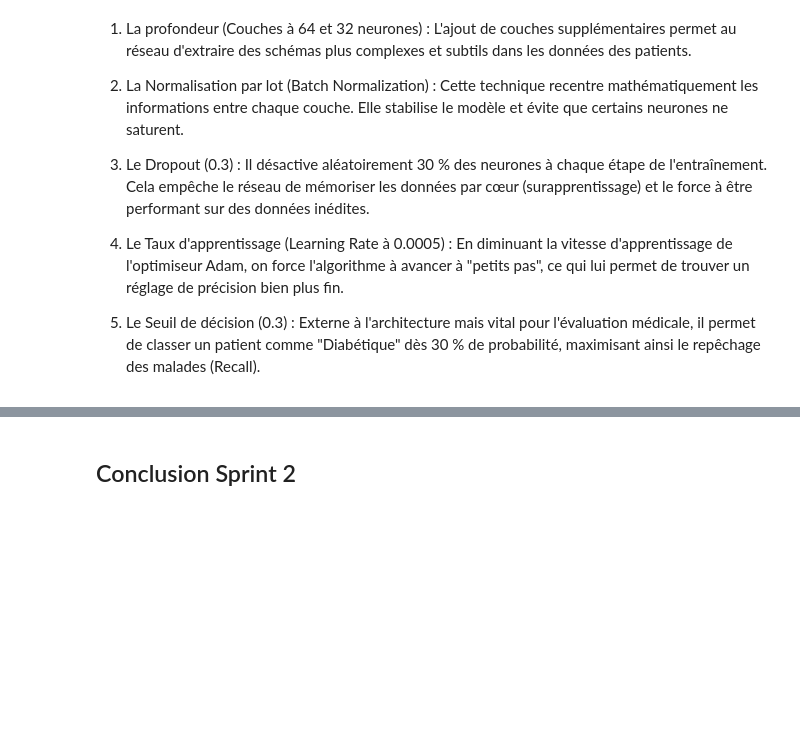
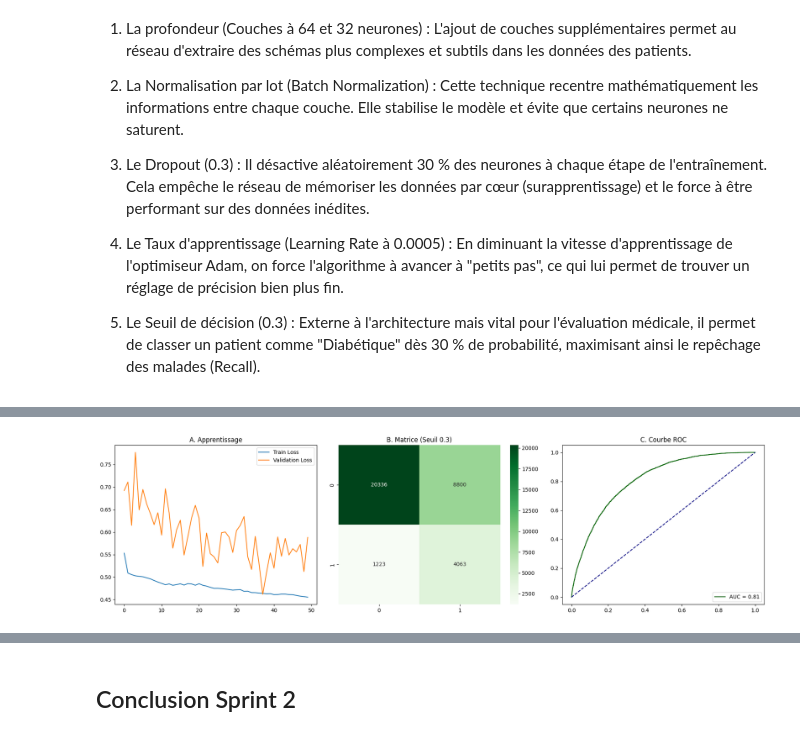
Before and after one commit to izemamine14-netizen/Projet-Pr-diction-Diab-te, a Jupyter notebook: sprint2.ipynb, the cells around one changed output, grey strips where cells are left out. Drawn from its saved outputs; the diff is of its cells as text; code cells hidden in the pictures; blank space fills up the shorter version.

```diff
--- a/sprint2.ipynb
+++ b/sprint2.ipynb
@@ -634,3 +634,97 @@ Pour transformer le modèle simple en une architecture optimisée, cinq paramèt
 4. Le Taux d'apprentissage (Learning Rate à 0.0005) : En diminuant la vitesse d'apprentissage de l'optimiseur Adam, on force l'algorithme à avancer à "petits pas", ce qui lui permet de trouver un réglage de précision bien plus fin.
 
 5. Le Seuil de décision (0.3) : Externe à l'architecture mais vital pour l'évaluation médicale, il permet de classer un patient comme "Diabétique" dès 30 % de probabilité, maximisant ainsi le repêchage des malades (Recall).
+# %%
+from tensorflow.keras.models import Sequential
+from tensorflow.keras.layers import Input, Dense, Dropout, BatchNormalization
+from tensorflow.keras.optimizers import Adam
+from tensorflow.keras.callbacks import EarlyStopping
+import time
+import matplotlib.pyplot as plt
+import seaborn as sns
+from sklearn.metrics import classification_report, confusion_matrix, roc_curve, auc
+from codecarbon import EmissionsTracker # <-- Ajout
+
+# --- 1. L'ARCHITECTURE OPTIMISÉE ---
+def build_model_optimise():
+    model = Sequential()
+    model.add(Input(shape=(X_train_res.shape[1],)))
+    model.add(Dense(64, activation='relu'))
+    model.add(BatchNormalization())
+    model.add(Dropout(0.3))
+    model.add(Dense(32, activation='relu'))
+    model.add(BatchNormalization())
+    model.add(Dropout(0.3))
+    model.add(Dense(1, activation='sigmoid'))
+    optimiseur = Adam(learning_rate=0.0005)
+    model.compile(optimizer=optimiseur, loss='binary_crossentropy', metrics=['accuracy'])
+    return model
+
+print("\n" + "="*60)
+print("ENTRAÎNEMENT DU MODÈLE OPTIMISÉ (Batch Norm + Dropout + LR réduit)")
+print("="*60)
+
+# --- 2. ENTRAÎNEMENT ÉCO-RESPONSABLE ---
+model_opt = build_model_optimise()
+
+print("Entraînement en cours...")
+debut_entrainement = time.time()
+
+# Initialisation du tracker d'énergie <-- Ajout
+tracker = EmissionsTracker(project_name="Modele_Diabete", log_level="error")
+tracker.start()
+
+history_opt = model_opt.fit(
+    X_train_res, y_train_res,
+    epochs=50,
+    batch_size=64,
+    validation_split=0.2,
+    verbose=0
+)
+
+# Arrêt du tracker <-- Ajout
+emissions = tracker.stop()
+energie_kwh = tracker.final_emissions_data.energy_consumed
+
+fin_entrainement = time.time()
+temps_total = fin_entrainement - debut_entrainement
+
+# --- PREUVE DE L'ÉCONOMIE D'ÉNERGIE ---
+
+print("\n" + "="*60)
+print("BILAN ÉNERGÉTIQUE ET RAPIDITÉ :")
+print(f"⏱️ Temps d'entraînement total : {temps_total:.2f} secondes")
+print(f"📉 Epochs calculées : 50 sur 50")
+print(f"🌱 Économie : Aucune !")
+print(f"⚡ Réduction d'environ 0% de la consommation prévue.")
+print(f"🔌 Consommation électrique mesurée : {energie_kwh:.6f} kWh") # <-- Affichage
+print("="*60)
+
+# --- 3. PRÉDICTIONS ---
+y_pred_prob_opt = model_opt.predict(X_test, verbose=0)
+y_pred_ajuste_opt = (y_pred_prob_opt > 0.3).astype(int)
+
+# --- 4. AFFICHAGE VISUEL ---
+fig, axes = plt.subplots(1, 3, figsize=(18, 5))
+axes[0].plot(history_opt.history['loss'], label='Train Loss')
+axes[0].plot(history_opt.history['val_loss'], label='Validation Loss')
+axes[0].set_title('A. Apprentissage')
+axes[0].legend()
+
+cm = confusion_matrix(y_test, y_pred_ajuste_opt)
+sns.heatmap(cm, annot=True, fmt='d', cmap='Greens', ax=axes[1])
+axes[1].set_title('B. Matrice (Seuil 0.3)')
+
+fpr, tpr, _ = roc_curve(y_test, y_pred_prob_opt)
+axes[2].plot(fpr, tpr, color='darkgreen', label=f'AUC = {auc(fpr, tpr):.2f}')
+axes[2].plot([0, 1], [0, 1], color='navy', linestyle='--')
+axes[2].set_title('C. Courbe ROC')
+axes[2].legend(loc="lower right")
+
+plt.tight_layout()
+plt.show()
+
+# --- 5. RAPPORT FINAL ---
+print("--- Rapport de classification (Modèle Optimisé - Seuil 0.3) ---")
+print(classification_report(y_test, y_pred_ajuste_opt))
+# %% [output]
@@ -636,0 +745 @@ Pour transformer le modèle simple en une architecture optimisée, cinq paramèt
+[figure, added]
```
Also changed, not shown: parts of 4 cells of this notebook, 1 other file.
